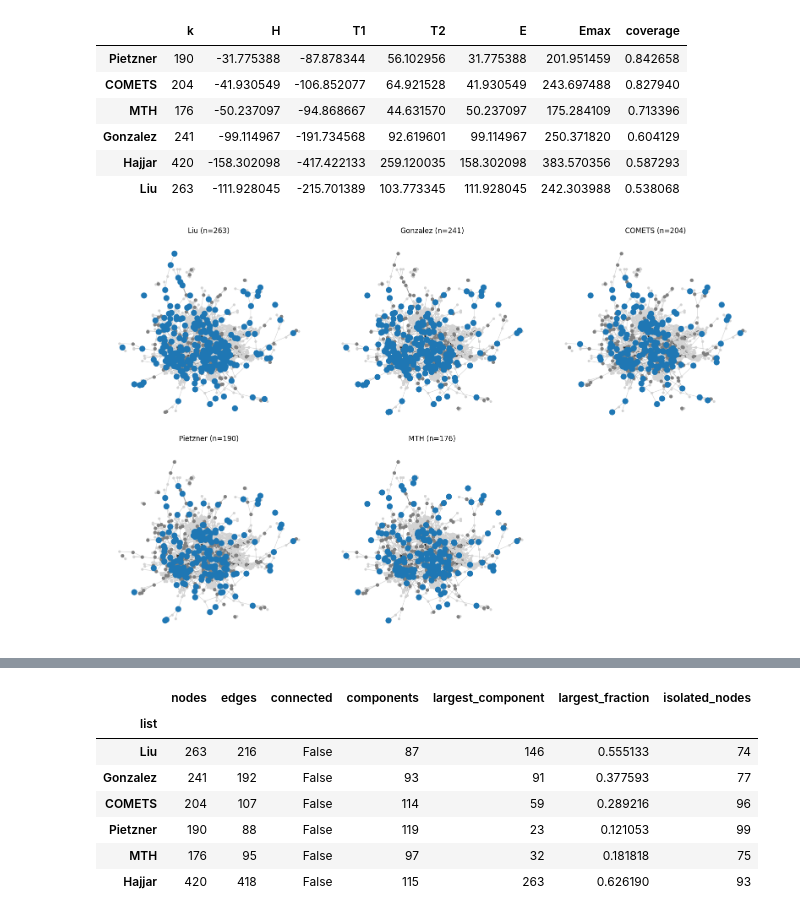
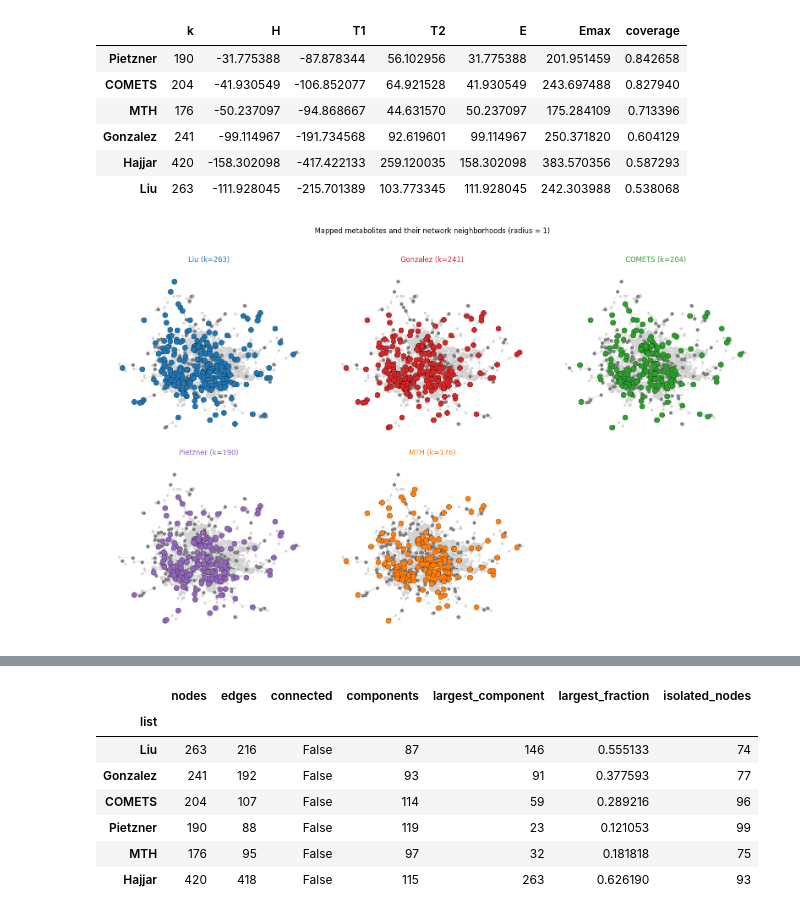
Before and after one commit to SamSaladino/Effective-Topological-Coverage-ETC, a Jupyter notebook: notebooks/03_Estelle_data.ipynb, the cells around one changed output, grey strips where cells are left out. Cells and saved outputs as stored; diff of their text form; code cells hidden in the pictures.

Commit message:
chore: the colors where improved in the subgraph

```diff
--- a/notebooks/03_Estelle_data.ipynb
+++ b/notebooks/03_Estelle_data.ipynb
@@ -277,38 +277,89 @@ observed_by_list = {
 all_observed = set().union(*observed_by_list.values())
 # %%
 def plot_neighborhoods(radius):
+    # Shared neighborhood around observations from all individual datasets.
     nodes = set(all_observed)
+
     for node in all_observed:
-        nodes.update(nx.single_source_shortest_path_length(
-            graph, node, cutoff=radius
-        ))
+        nodes.update(
+            nx.single_source_shortest_path_length(
+                graph, node, cutoff=radius
+            )
+        )
 
-    subgraph = graph.subgraph(nodes)
+    subgraph = graph.subgraph(nodes).copy()
     pos = nx.spring_layout(subgraph, seed=42)
+
     fig, axes = plt.subplots(2, 3, figsize=(16, 10))
 
-    for ax, (name, highlighted) in zip(axes.flat, observed_by_list.items()):
-        nx.draw_networkx_edges(subgraph, pos, ax=ax, alpha=0.15)
+    for ax, (name, highlighted) in zip(
+        axes.flat, observed_by_list.items()
+    ):
+        nx.draw_networkx_edges(
+            subgraph, pos,
+            ax=ax,
+            alpha=0.15,
+            width=0.5,
+        )
+
+        # Neighboring nodes unobserved in all displayed datasets.
         nx.draw_networkx_nodes(
-            subgraph, pos, nodelist=list(nodes - all_observed),
-            node_color="lightgray", node_size=12, ax=ax
+            subgraph, pos,
+            nodelist=[
+                node for node in subgraph
+                if node not in all_observed
+            ],
+            node_color="lightgray",
+            node_size=12,
+            ax=ax,
         )
+
+        # Nodes observed in other datasets but not this one.
         nx.draw_networkx_nodes(
-            subgraph, pos, nodelist=list(all_observed - highlighted),
-            node_color="gray", node_size=25, ax=ax
+            subgraph, pos,
+            nodelist=[
+                node for node in subgraph
+                if node in all_observed - highlighted
+            ],
+            node_color="gray",
+            node_size=25,
+            ax=ax,
         )
+
+        # Observations from the current dataset.
         nx.draw_networkx_nodes(
-            subgraph, pos, nodelist=list(highlighted),
-            node_color="tab:blue", node_size=85, ax=ax
+            subgraph, pos,
+            nodelist=[
+                node for node in subgraph
+                if node in highlighted
+            ],
+            node_color=method_colors[name],
+            node_size=85,
+            edgecolors="black",
+            linewidths=0.3,
+            ax=ax,
         )
-        ax.set_title(f"{name} (n={len(highlighted)})")
+
+        ax.set_title(
+            f"{name} (k={len(highlighted)})",
+            color=method_colors[name],
+        )
         ax.axis("off")
 
-    axes.flat[-1].axis("off")
-    fig.tight_layout()
+    for ax in axes.flat[len(observed_by_list):]:
+        ax.set_visible(False)
+
+    fig.suptitle(
+        f"Mapped metabolites and their network neighborhoods "
+        f"(radius = {radius})"
+    )
+    fig.tight_layout(rect=(0, 0, 1, 0.96))
+    plt.savefig(data_folder / "figs" /"subgraphs_estelle.png", dpi=300)
     plt.show()
+    return subgraph
 
-plot_neighborhoods(radius=1)
-plot_neighborhoods(radius=2)
+
+estelle_neighborhood_r1 = plot_neighborhoods(radius=1)
+#estelle_neighborhood_r2 = plot_neighborhoods(radius=2)
 # %% [output]
-[figure, old version]
+[figure, new version]
```
Also changed, not shown: parts of 1 cell of this notebook.
